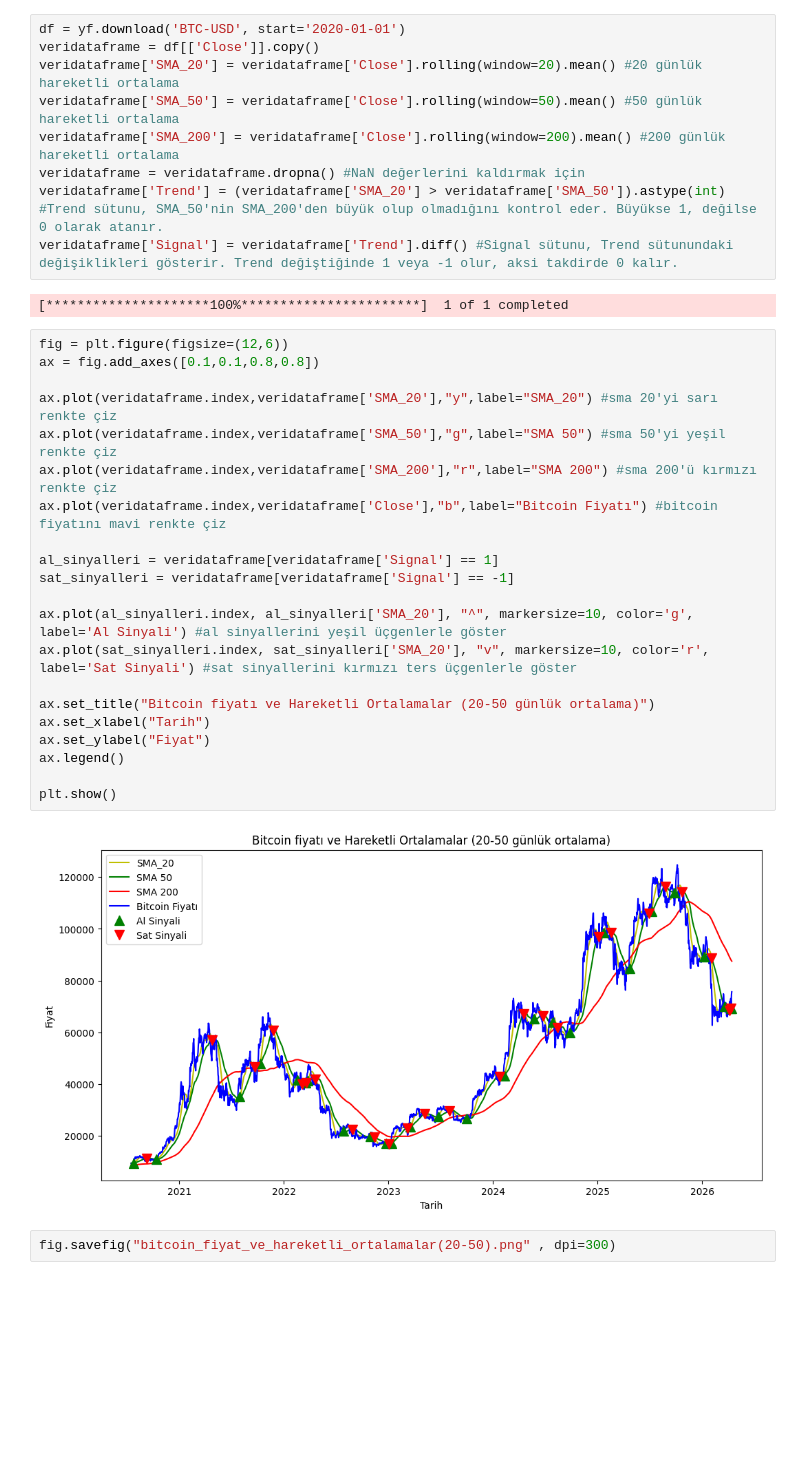
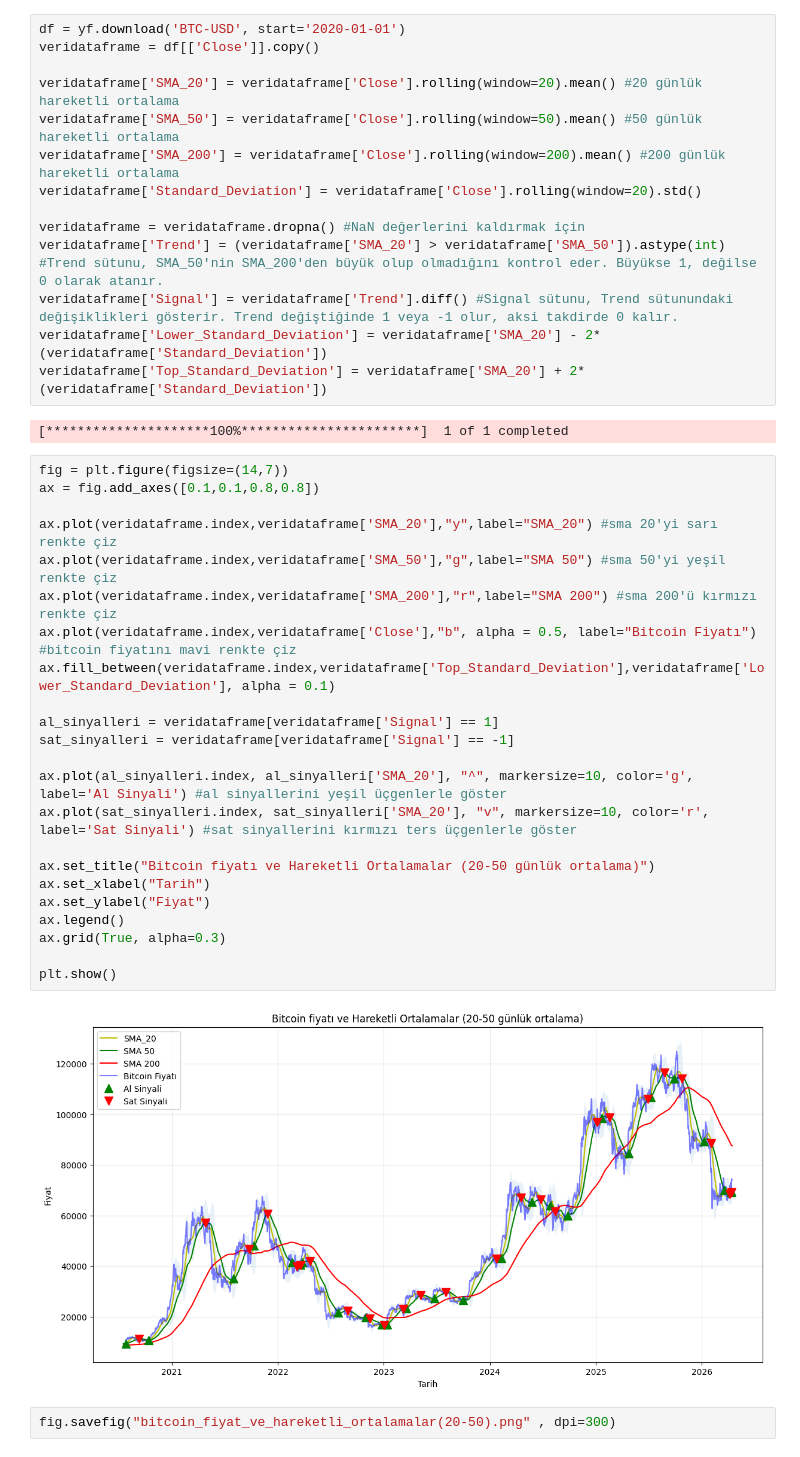
Before and after one commit to windlok/kripto-para-piyasas-analizi-ve-strateji-testi, a Jupyter notebook: main1.ipynb, the cells around one changed output. Drawn from its saved outputs; the diff is of its cells as text; blank space fills up the shorter version.

```diff
--- a/main1.ipynb
+++ b/main1.ipynb
@@ -7,36 +7,43 @@ import yfinance as yf
 # %%
 df = yf.download('BTC-USD', start='2020-01-01')
 veridataframe = df[['Close']].copy()
+
 veridataframe['SMA_20'] = veridataframe['Close'].rolling(window=20).mean() #20 günlük hareketli ortalama
 veridataframe['SMA_50'] = veridataframe['Close'].rolling(window=50).mean() #50 günlük hareketli ortalama
 veridataframe['SMA_200'] = veridataframe['Close'].rolling(window=200).mean() #200 günlük hareketli ortalama
+veridataframe['Standard_Deviation'] = veridataframe['Close'].rolling(window=20).std()
+
 veridataframe = veridataframe.dropna() #NaN değerlerini kaldırmak için
 veridataframe['Trend'] = (veridataframe['SMA_20'] > veridataframe['SMA_50']).astype(int) #Trend sütunu, SMA_50'nin SMA_200'den büyük olup olmadığını kontrol eder. Büyükse 1, değilse 0 olarak atanır.
 veridataframe['Signal'] = veridataframe['Trend'].diff() #Signal sütunu, Trend sütunundaki değişiklikleri gösterir. Trend değiştiğinde 1 veya -1 olur, aksi takdirde 0 kalır.
+veridataframe['Lower_Standard_Deviation'] = veridataframe['SMA_20'] - 2*(veridataframe['Standard_Deviation'])
+veridataframe['Top_Standard_Deviation'] = veridataframe['SMA_20'] + 2*(veridataframe['Standard_Deviation'])
 # %% [output]
 [*********************100%***********************]  1 of 1 completed
 # %%
-fig = plt.figure(figsize=(12,6))
+fig = plt.figure(figsize=(14,7))
 ax = fig.add_axes([0.1,0.1,0.8,0.8])
 
 ax.plot(veridataframe.index,veridataframe['SMA_20'],"y",label="SMA_20") #sma 20'yi sarı renkte çiz
 ax.plot(veridataframe.index,veridataframe['SMA_50'],"g",label="SMA 50") #sma 50'yi yeşil renkte çiz
 ax.plot(veridataframe.index,veridataframe['SMA_200'],"r",label="SMA 200") #sma 200'ü kırmızı renkte çiz
-ax.plot(veridataframe.index,veridataframe['Close'],"b",label="Bitcoin Fiyatı") #bitcoin fiyatını mavi renkte çiz
+ax.plot(veridataframe.index,veridataframe['Close'],"b", alpha = 0.5, label="Bitcoin Fiyatı") #bitcoin fiyatını mavi renkte çiz
+ax.fill_between(veridataframe.index,veridataframe['Top_Standard_Deviation'],veridataframe['Lower_Standard_Deviation'], alpha = 0.1)
 
 al_sinyalleri = veridataframe[veridataframe['Signal'] == 1]
 sat_sinyalleri = veridataframe[veridataframe['Signal'] == -1]
 
 ax.plot(al_sinyalleri.index, al_sinyalleri['SMA_20'], "^", markersize=10, color='g', label='Al Sinyali') #al sinyallerini yeşil üçgenlerle göster
 ax.plot(sat_sinyalleri.index, sat_sinyalleri['SMA_20'], "v", markersize=10, color='r', label='Sat Sinyali') #sat sinyallerini kırmızı ters üçgenlerle göster
 
 ax.set_title("Bitcoin fiyatı ve Hareketli Ortalamalar (20-50 günlük ortalama)")
 ax.set_xlabel("Tarih")
 ax.set_ylabel("Fiyat")
 ax.legend()
+ax.grid(True, alpha=0.3)
 
 plt.show()
 # %% [output]
-[figure, old version]
+[figure, new version]
 # %%
 fig.savefig("bitcoin_fiyat_ve_hareketli_ortalamalar(20-50).png" , dpi=300)
```
